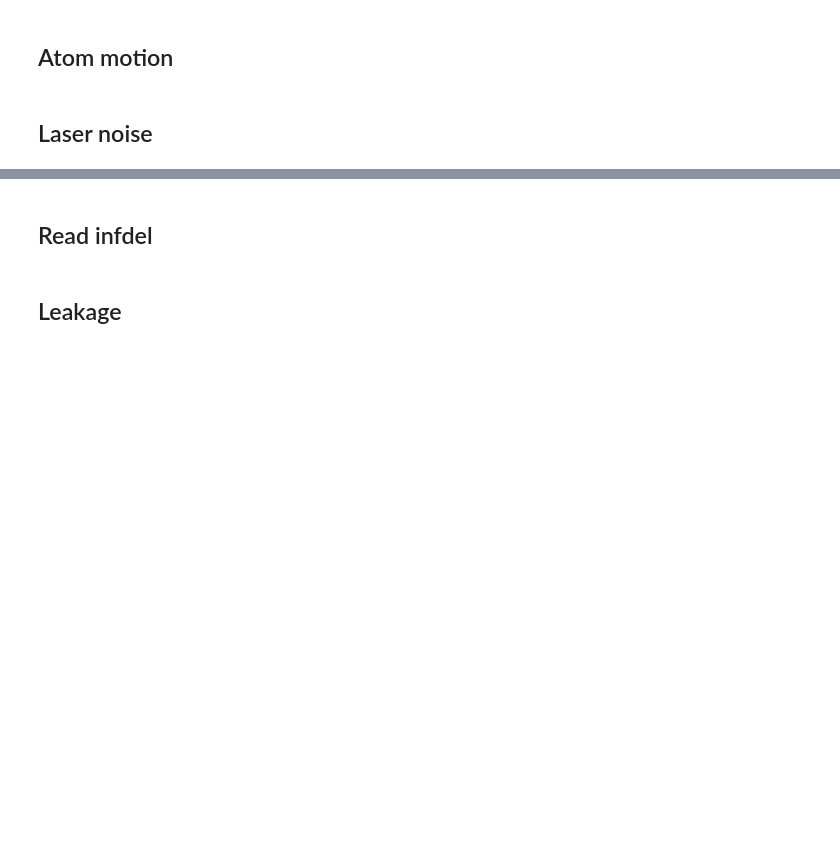
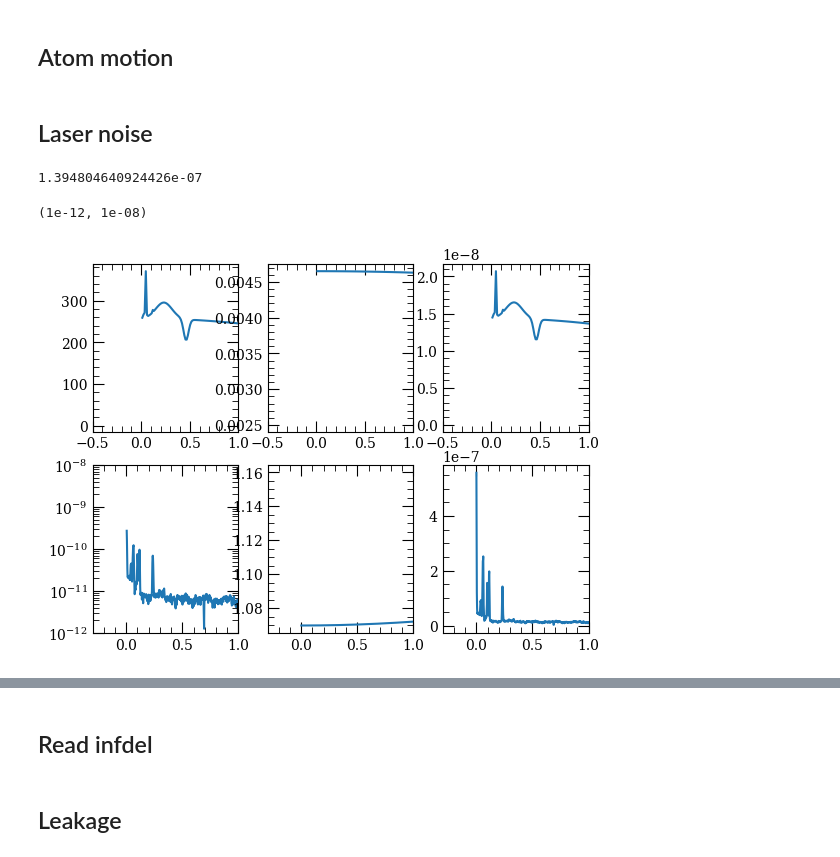
Before and after one commit to Linipun/GateError, a Jupyter notebook: budget.ipynb, the cells around one changed output, grey strips where cells are left out. Saved outputs shown, nothing was run; the diff lists cells and outputs as text; code cells hidden in the pictures; blank space fills up the shorter version.

```diff
--- a/budget.ipynb
+++ b/budget.ipynb
@@ -811,6 +822,55 @@ p0dict={'td': np.float64(1.9624461382089483e-05),
 # # RIN_db = intensity_noise_csv[1]
 # # plt.plot(fs_intensity,RIN_db)
 # # plt.xlim([98e6,102e6])
+# %%
+intensity_dbc = -120
+intensity_range = 5e5 #Hz
+f_hz_hz2 = 300
+f_range = 1e5 # Hz
+intensity_w = db_to_w(intensity_dbc)
+Ii = response_G13(o_I, S_haar, 0, dt=dt)
+Iinfid = Ii*intensity_w*intensity_range
+
+If_1 = response_G13(o_f, S_haar, 0, dt=dt) / Omega_Rabi ** 2
+vinfid = If_1 * f_hz_hz2 * f_range / 1e6/1e6
+print(vinfid)
+# %% [output]
+1.394804640924426e-07
+# %%
+vresponse = []
+
+vinfid = []
+for i in range(len(vnoise_fs) - 1):
+    deltaf = vnoise_fs[i + 1] - vnoise_fs[i]
+    If_1 = response_G13(o_f, S_haar, vnoise_fs[i] * 2 * np.pi / Omega_Rabi, dt=dt) / Omega_Rabi ** 2
+    vresponse.append(If_1)
+    vinfid.append(If_1 * vnoise_W[i] * deltaf / 1e6)
+Iinfid = []
+Iresponse = []
+for i in range(len(fs_intensity) - 2):
+    deltaf = fs_intensity[i + 2] - fs_intensity[i + 1]
+    Ii = response_G13(o_I, S_haar, fs_intensity[i + 2] * 2 * np.pi / 1e6 / Omega_Rabi, dt=dt)
+    Iresponse.append(Ii)
+    Iinfid.append(Ii * RIN_W[i + 2] * deltaf)
+# %%
+fig, ax = plt.subplots(ncols=3, nrows=2)
+ax[0,0].plot(vnoise_fs, vnoise_W)
+ax[0,1].plot(vnoise_fs[:-1], vresponse)
+ax[0,2].plot(vnoise_fs[:-1], vinfid)
+ax[1,0].plot(fs_intensity[2:]/1e6, RIN_W[2:])
+ax[1,1].plot(fs_intensity[:-2]/1e6, Iresponse)
+ax[1,2].plot(fs_intensity[:-2]/1e6, Iinfid)
+ax[1,0].set_xlim([-0.3,1])
+ax[1,1].set_xlim([-0.3,1])
+ax[1,2].set_xlim([-0.3,1])
+ax[0,0].set_xlim([-0.5,1])
+ax[0,1].set_xlim([-0.5,1])
+ax[0,2].set_xlim([-0.5,1])
+ax[1,0].set_yscale('log')
+ax[1,0].set_ylim([1e-12,1e-8])
+# %% [output]
+(1e-12, 1e-08)
+[figure, added]
 # %%
 intensity_noise_csv = pd.read_csv(RIN_csv_path, header=None)
 background_noise_csv = pd.read_csv(RIN_background_csv_path, header=None)
```
Also changed, not shown: parts of 10 cells of this notebook, 3 other files.
